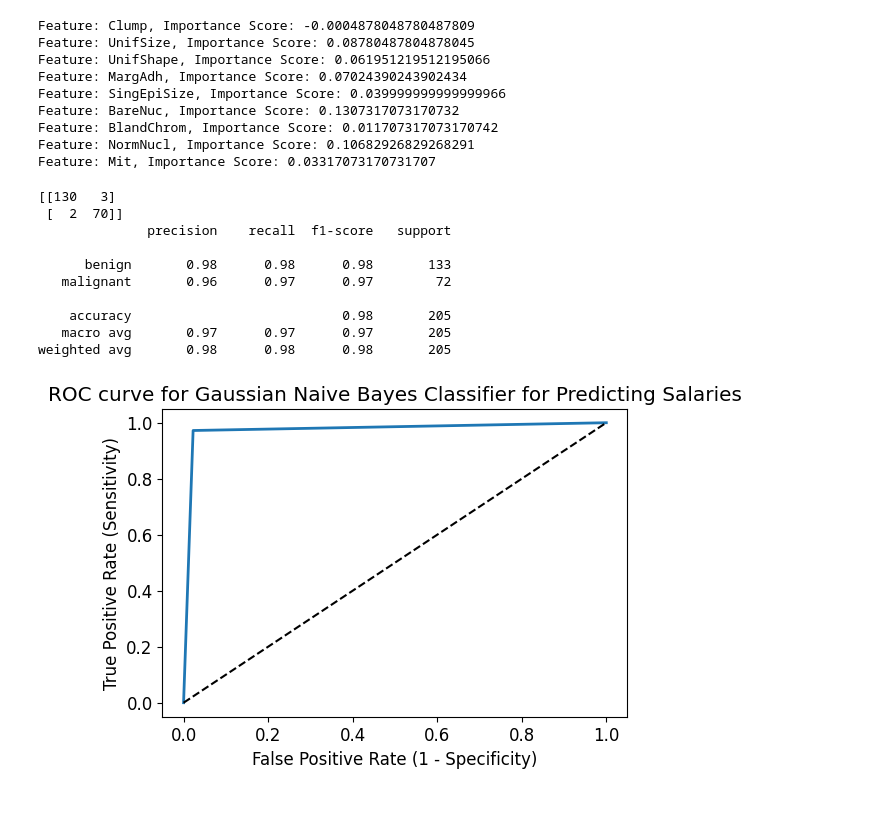
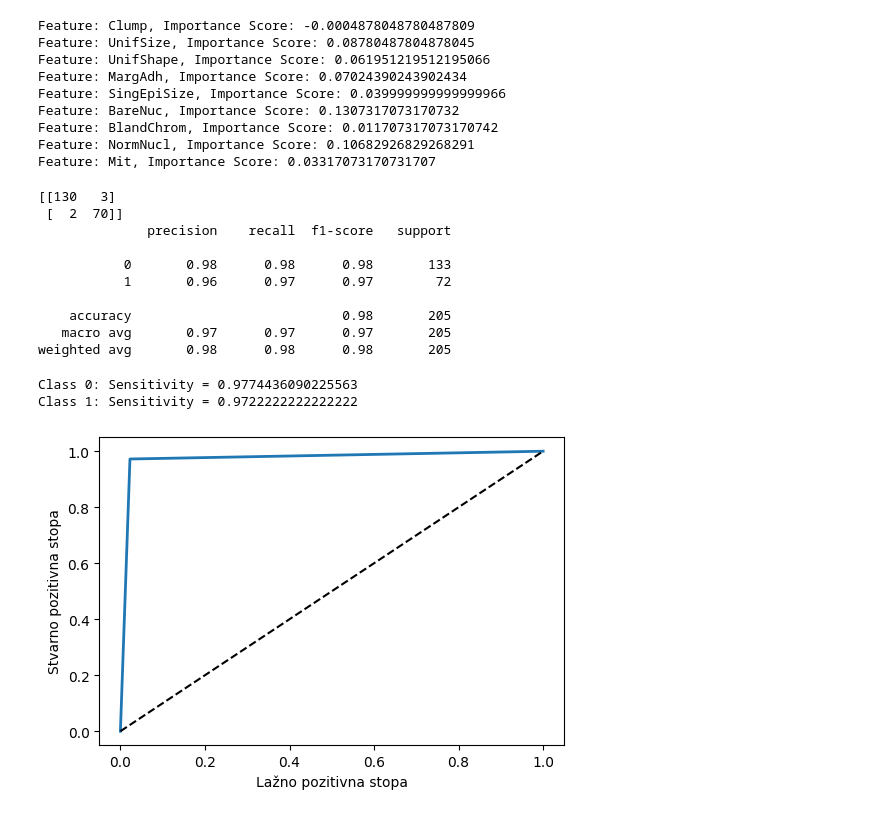
Before and after one commit to ludoria/ZavrsniRad-DoriaHerceg, a Jupyter notebook: nb/naive-bayes-cells.ipynb, the cells around one changed output. Cells and saved outputs as stored; diff of their text form; code cells hidden in the pictures.

```diff
--- a/nb/naive-bayes-cells.ipynb
+++ b/nb/naive-bayes-cells.ipynb
@@ -71,15 +71,16 @@ Feature: BlandChrom, Importance Score: 0.011707317073170742
 Feature: NormNucl, Importance Score: 0.10682926829268291
 Feature: Mit, Importance Score: 0.03317073170731707
 # %%
-print( confusion_matrix(y_test, y_scores))
+cm = confusion_matrix(y_test, y_scores)
+print( cm)
 print( classification_report(y_test, y_scores))
 # %% [output]
 [[130   3]
  [  2  70]]
               precision    recall  f1-score   support
 
-      benign       0.98      0.98      0.98       133
-   malignant       0.96      0.97      0.97        72
+           0       0.98      0.98      0.98       133
+           1       0.96      0.97      0.97        72
 
     accuracy                           0.98       205
    macro avg       0.97      0.97      0.97       205
@@ -92,25 +93,32 @@ y_test = y_test.replace(['benign','malignant'],[0,1])
 
 y_scores = y_scores.astype(int)
 y_test = y_test.astype(int)
+# %%
+sensitivity = []
+for i in range(len(cm)):
+    tp = cm[i, i]
+    fn = sum(cm[i, :]) - tp
+    print(f"Class {i}: Sensitivity = {tp / (tp + fn)}")
+# %% [output]
+Class 0: Sensitivity = 0.9774436090225563
+Class 1: Sensitivity = 0.9722222222222222
 # %%
 from sklearn.metrics import roc_curve
 
 fpr, tpr, thresholds = roc_curve(y_test, y_scores)
 
 plt.figure(figsize=(6,4))
 
 plt.plot(fpr, tpr, linewidth=2)
 
 plt.plot([0,1], [0,1], 'k--' )
 
-plt.rcParams['font.size'] = 12
+plt.rcParams['font.size'] = 10
 
-plt.title('ROC curve for Gaussian Naive Bayes Classifier for Predicting Salaries')
+plt.xlabel('Lažno pozitivna stopa')
 
-plt.xlabel('False Positive Rate (1 - Specificity)')
-
-plt.ylabel('True Positive Rate (Sensitivity)')
+plt.ylabel('Stvarno pozitivna stopa')
 
 plt.show()
 # %% [output]
-[figure, old version]
+[figure, new version]
```
Also changed, not shown: 16 other files.
